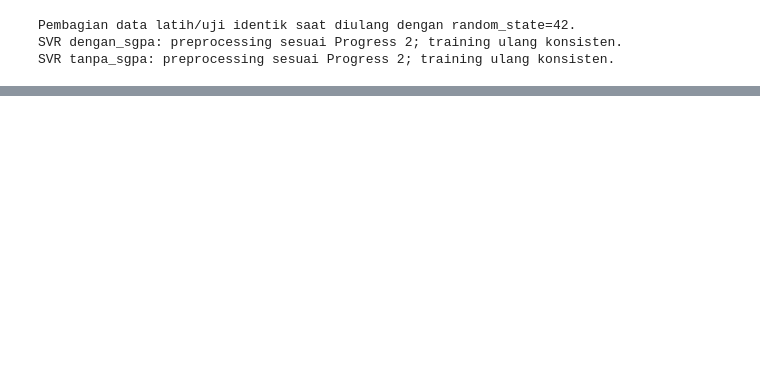
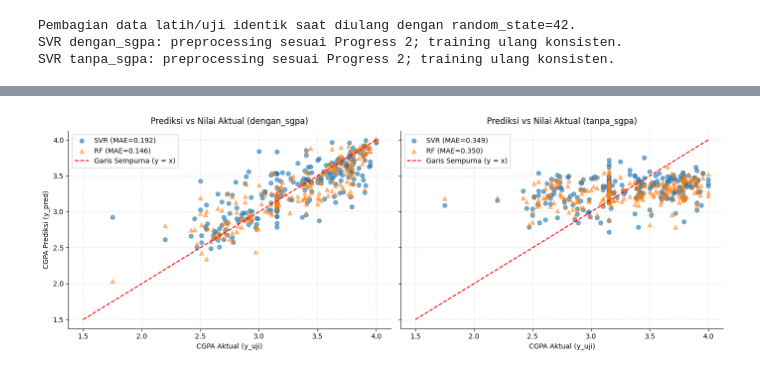
Before and after one commit to restufrmnsyh/ProjectAkhirDataScience, a Jupyter notebook: Project_DataScience.ipynb, the cells around one changed output, grey strips where cells are left out. Drawn from its saved outputs; the diff is of its cells as text; code cells hidden in the pictures; blank space fills up the shorter version.

```diff
--- a/Project_DataScience.ipynb
+++ b/Project_DataScience.ipynb
@@ -1221,0 +1006,98 @@ Berdasarkan seluruh hasil eksperimen, model terbaik yang dipilih untuk diimpleme
+# %%
+daftar_evaluasi = []
+prediksi_hasil = {}
+
+# Latih Regresi Linear sebagai pembanding untuk setiap skenario.
+for nama_skenario, (kolom_angka, kolom_biner) in skenario.items():
+    kolom_model = fitur_progress3[nama_skenario]
+    X_train_sken = X_latih[kolom_model]
+
+    pipe_lr = Pipeline([
+        ('preprocessing', buat_pipeline(kolom_angka, kolom_biner)),
+        ('regresi', LinearRegression())
+    ]).fit(X_train_sken, y_latih)
+    model_terbaik[f'LinearRegression_{nama_skenario}'] = pipe_lr
+
+    # Gunakan lipatan dan metrik yang sama seperti pada tuning SVR dan Random Forest.
+    skor = cross_validate(pipe_lr, X_train_sken, y_latih,
+                          cv=lipatan_cv, scoring='neg_mean_absolute_error')
+    hasil_cv[f'LinearRegression_{nama_skenario}'] = {'best_cv_mae': -skor['test_score'].mean()}
+
+# Evaluasi semua model pada baris uji yang sama.
+for nama_model, pipe in model_terbaik.items():
+    nama_tipe, nama_skenario = nama_model.split('_', 1)
+    kolom_model = fitur_progress3[nama_skenario]
+
+    X_train_sken = X_latih[kolom_model]
+    X_test_sken = X_uji[kolom_model]
+
+    y_pred_train = pipe.predict(X_train_sken)
+    y_pred_test = pipe.predict(X_test_sken)
+    prediksi_hasil[nama_model] = y_pred_test
+
+    mae_test = mean_absolute_error(y_uji, y_pred_test)
+    mse_test = mean_squared_error(y_uji, y_pred_test)
+    rmse_test = np.sqrt(mse_test)
+    r2_test = r2_score(y_uji, y_pred_test)
+
+    mae_train = mean_absolute_error(y_latih, y_pred_train)
+    r2_train = r2_score(y_latih, y_pred_train)
+
+    daftar_evaluasi.append({
+        'Model': nama_tipe,
+        'Skenario': nama_skenario,
+        'Jumlah Fitur': len(kolom_model),
+        'MAE Validasi': round(hasil_cv[nama_model]['best_cv_mae'], 4),
+        'MAE Latih': round(mae_train, 4),
+        'R² Latih': round(r2_train, 4),
+        'MAE Uji': round(mae_test, 4),
+        'RMSE Uji': round(rmse_test, 4),
+        'R² Uji': round(r2_test, 4),
+    })
+
+tabel_perbandingan = pd.DataFrame(daftar_evaluasi)
+tabel_perbandingan = tabel_perbandingan.sort_values(by=['Skenario', 'MAE Validasi'], ascending=[True, True]).reset_index(drop=True)
+
+print('=== TABEL PERBANDINGAN HASIL MODELLING PADA DATA UJI ===')
+display(tabel_perbandingan)
+
+print('Contoh prediksi pada lima baris pertama data uji:')
+contoh_prediksi = pd.DataFrame({'CGPA aktual': y_uji.iloc[:5]})
+for nama_skenario in skenario:
+    kandidat = [f'{tipe}_{nama_skenario}' for tipe in tabel_perbandingan['Model'].unique()]
+    terpilih = min(kandidat, key=lambda nama: hasil_cv[nama]['best_cv_mae'])
+    contoh_prediksi[terpilih] = prediksi_hasil[terpilih][:5]
+display(contoh_prediksi.round(3))
+
+# Visualisasi ringkas perbandingan hasil prediksi terhadap nilai aktual
+fig, axes = plt.subplots(1, 2, figsize=(14, 5), sharey=True)
+
+for i, sken in enumerate(['dengan_sgpa', 'tanpa_sgpa']):
+    ax = axes[i]
+    m_svr = f'SVR_{sken}'
+    m_rf = f'RandomForest_{sken}'
+
+    mae_svr = tabel_perbandingan.loc[(tabel_perbandingan['Model'] == 'SVR') & (tabel_perbandingan['Skenario'] == sken), 'MAE Uji'].values[0]
+    mae_rf = tabel_perbandingan.loc[(tabel_perbandingan['Model'] == 'RandomForest') & (tabel_perbandingan.Skenario == sken), 'MAE Uji'].values[0]
+
+    label_svr = f'SVR (MAE={mae_svr:.3f})'
+    label_rf = f'RF (MAE={mae_rf:.3f})'
+
+    ax.scatter(y_uji, prediksi_hasil[m_svr], alpha=0.6, label=label_svr, color='#1f77b4')
+    ax.scatter(y_uji, prediksi_hasil[m_rf], alpha=0.5, marker='^', label=label_rf, color='#ff7f0e')
+
+    min_val = min(y_uji.min(), 1.5)
+    max_val = max(y_uji.max(), 4.0)
+    ax.plot([min_val, max_val], [min_val, max_val], 'r--', lw=1.5, label='Garis Sempurna (y = x)')
+
+    ax.set_title(f'Prediksi vs Nilai Aktual ({sken})', fontsize=12, pad=10)
+    ax.set_xlabel('CGPA Aktual (y_uji)')
+    if i == 0:
+        ax.set_ylabel('CGPA Prediksi (y_pred)')
+    ax.legend(frameon=True)
+    ax.grid(True, linestyle=':', alpha=0.6)
+
+plt.tight_layout()
+plt.savefig('fig/g6_hasil_modelling_prediksi.png', dpi=200, bbox_inches='tight')
+plt.show()
+# %% [output]
@@ -1221,0 +1119 @@ Berdasarkan seluruh hasil eksperimen, model terbaik yang dipilih untuk diimpleme
+[figure, added]
```
Also changed, not shown: parts of 24 cells of this notebook, 7 other files.
